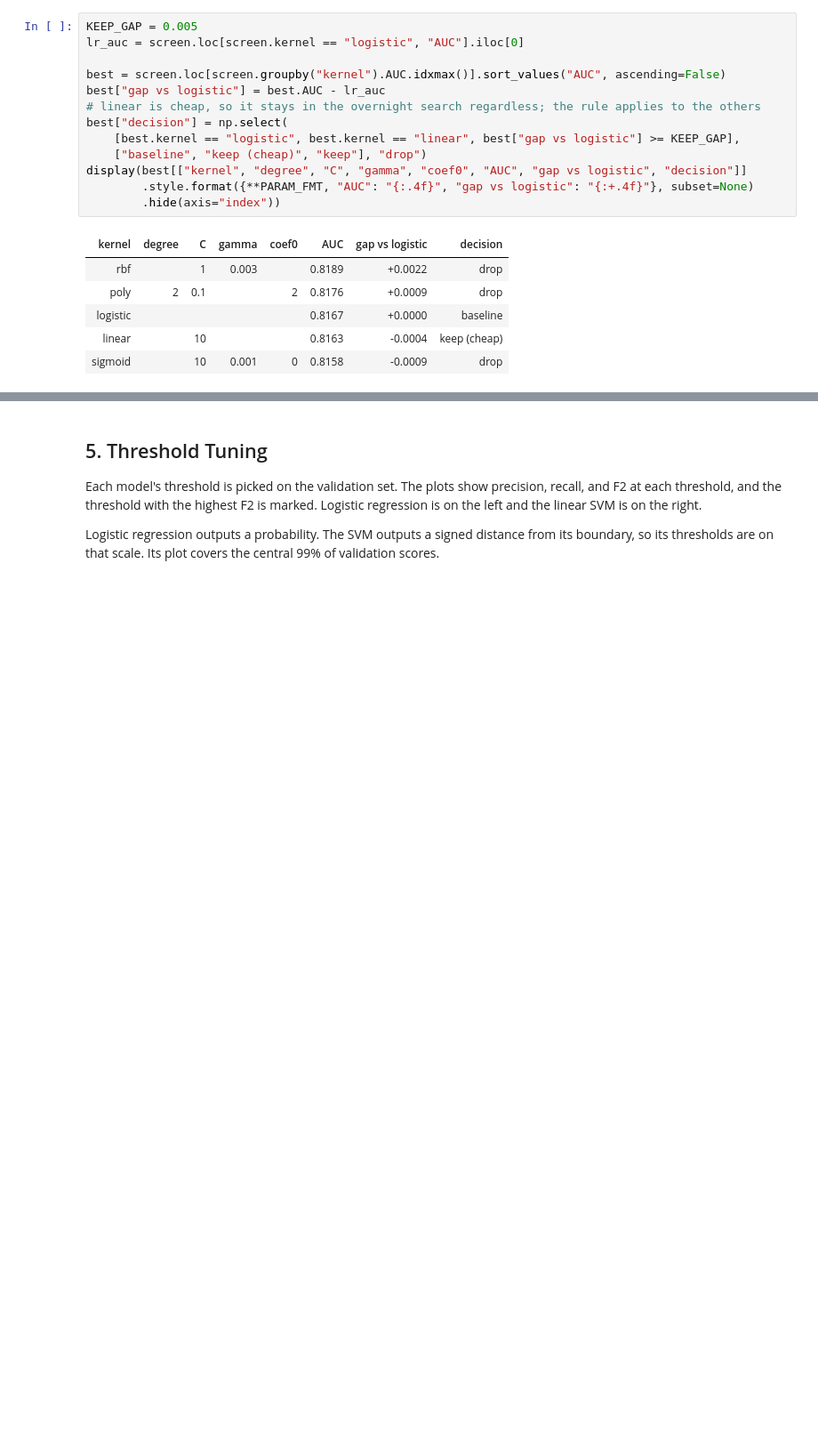
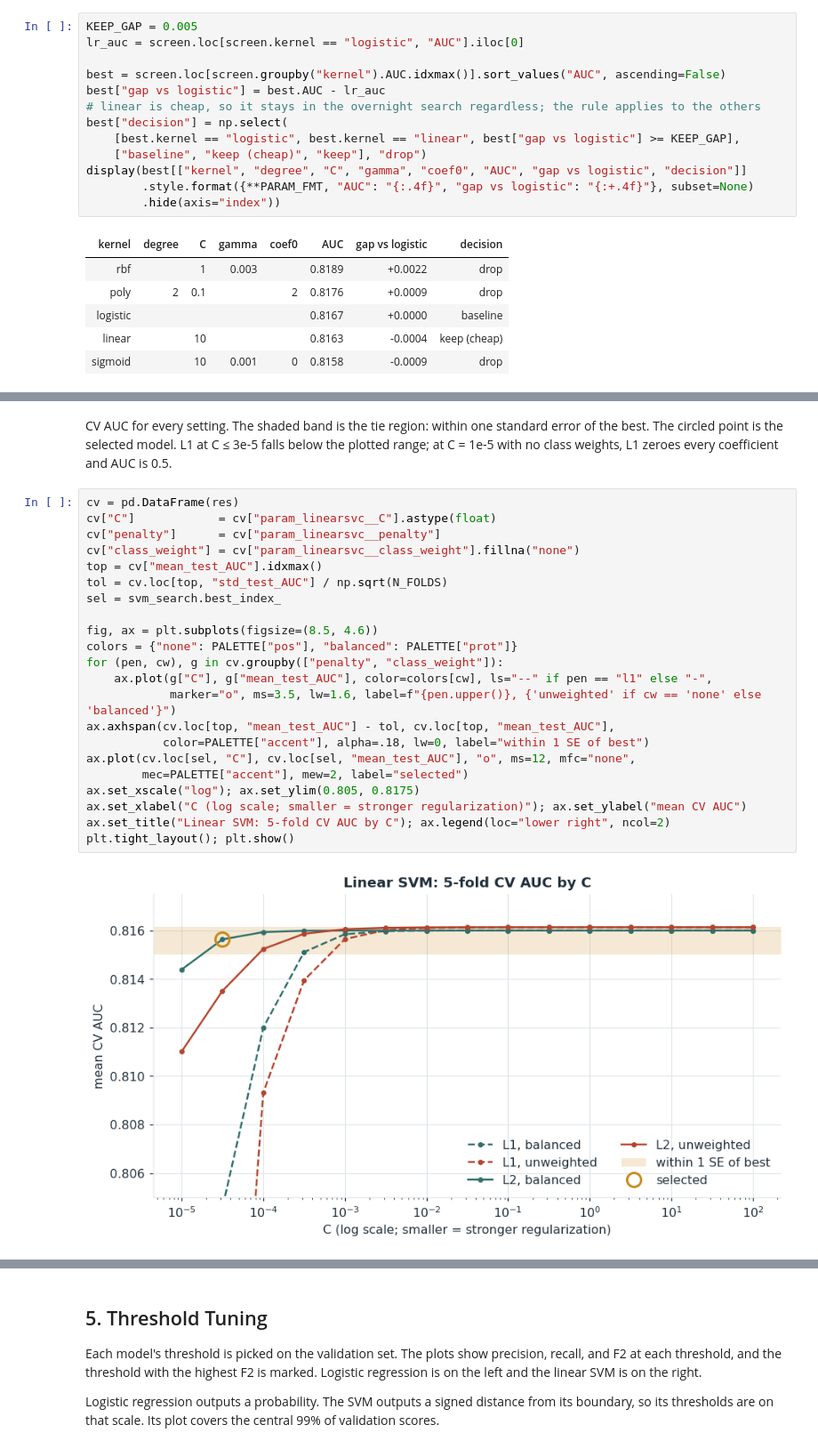
Before and after one commit to Lone-Wolfgang/brfss2015-diabetes-eda, a Jupyter notebook: Lab2/WolfgangKlein.ipynb, the cells around one changed output, grey strips where cells are left out. Shown at 89% size. Cells and saved outputs as stored; diff of their text form; blank space fills up the shorter version.

```diff
--- a/Lab2/WolfgangKlein.ipynb
+++ b/Lab2/WolfgangKlein.ipynb
@@ -389,0 +410,28 @@ best: {'C': np.float64(3.1622776601683795), 'class_weight': None, 'penalty': 'l1
+# %% [markdown]
+CV AUC for every setting. The shaded band is the tie region: within one standard error
+of the best. The circled point is the selected model. L1 at C ≤ 3e-5 falls below the
+plotted range; at C = 1e-5 with no class weights, L1 zeroes every coefficient and AUC is 0.5.
+# %%
+cv = pd.DataFrame(res)
+cv["C"]            = cv["param_linearsvc__C"].astype(float)
+cv["penalty"]      = cv["param_linearsvc__penalty"]
+cv["class_weight"] = cv["param_linearsvc__class_weight"].fillna("none")
+top = cv["mean_test_AUC"].idxmax()
+tol = cv.loc[top, "std_test_AUC"] / np.sqrt(N_FOLDS)
+sel = svm_search.best_index_
+
+fig, ax = plt.subplots(figsize=(8.5, 4.6))
+colors = {"none": PALETTE["pos"], "balanced": PALETTE["prot"]}
+for (pen, cw), g in cv.groupby(["penalty", "class_weight"]):
+    ax.plot(g["C"], g["mean_test_AUC"], color=colors[cw], ls="--" if pen == "l1" else "-",
+            marker="o", ms=3.5, lw=1.6, label=f"{pen.upper()}, {'unweighted' if cw == 'none' else 'balanced'}")
+ax.axhspan(cv.loc[top, "mean_test_AUC"] - tol, cv.loc[top, "mean_test_AUC"],
+           color=PALETTE["accent"], alpha=.18, lw=0, label="within 1 SE of best")
+ax.plot(cv.loc[sel, "C"], cv.loc[sel, "mean_test_AUC"], "o", ms=12, mfc="none",
+        mec=PALETTE["accent"], mew=2, label="selected")
+ax.set_xscale("log"); ax.set_ylim(0.805, 0.8175)
+ax.set_xlabel("C (log scale; smaller = stronger regularization)"); ax.set_ylabel("mean CV AUC")
+ax.set_title("Linear SVM: 5-fold CV AUC by C"); ax.legend(loc="lower right", ncol=2)
+plt.tight_layout(); plt.show()
+# %% [output]
+[figure, added]
```
Also changed, not shown: parts of 8 cells of this notebook.
